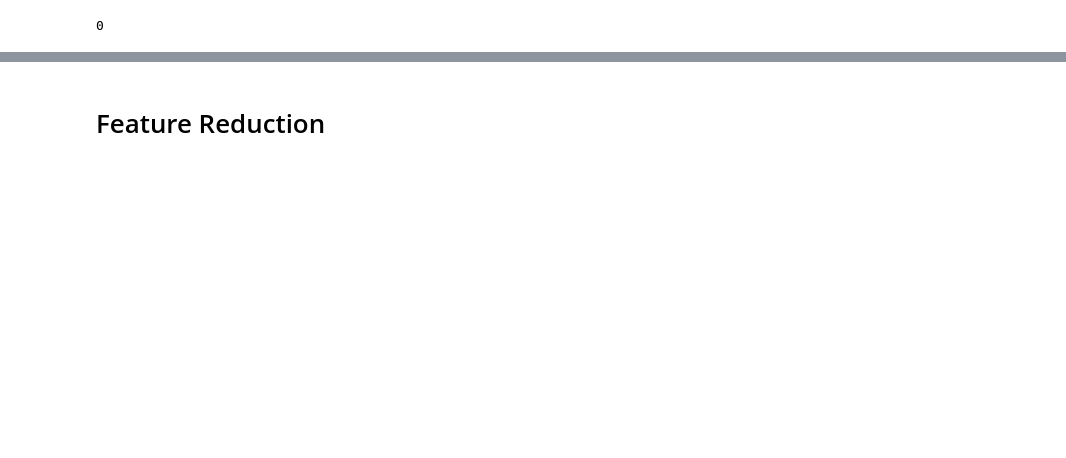
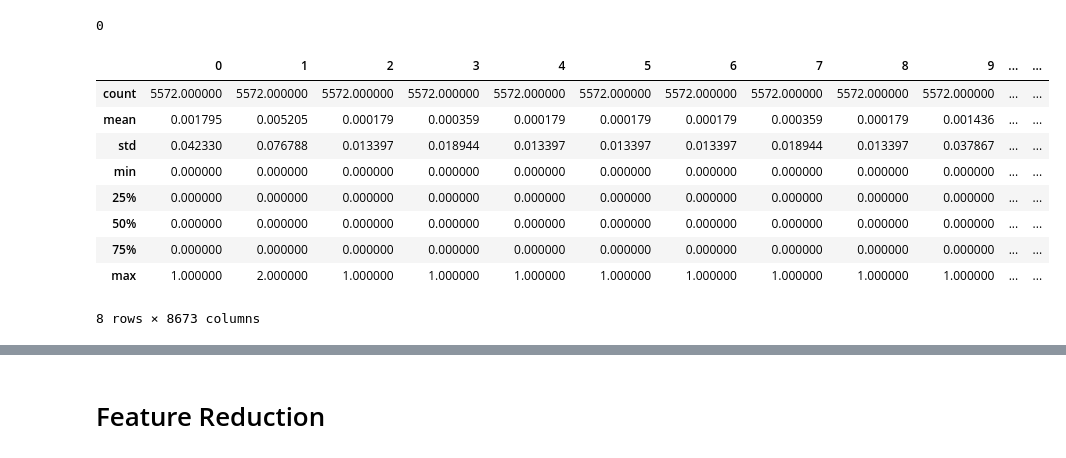
Before and after one commit to brepowell/Spam-Classifier, a Jupyter notebook: spam-classifier.ipynb, the cells around one changed output, grey strips where cells are left out. Drawn from its saved outputs; the diff is of its cells as text; code cells hidden in the pictures; blank space fills up the shorter version.

```diff
--- a/spam-classifier.ipynb
+++ b/spam-classifier.ipynb
@@ -121,3 +137,16 @@ x.isna().sum().sum()
 # Should print 0
 # %% [output]
 0
+# %%
+x.describe()
+# %% [output]
+|  | 0 | 1 | 2 | 3 | 4 | 5 | 6 | 7 | 8 | 9 | ... | ... |
+| count | 5572.000000 | 5572.000000 | 5572.000000 | 5572.000000 | 5572.000000 | 5572.000000 | 5572.000000 | 5572.000000 | 5572.000000 | 5572.000000 | ... | ... |
+| mean | 0.001795 | 0.005205 | 0.000179 | 0.000359 | 0.000179 | 0.000179 | 0.000179 | 0.000359 | 0.000179 | 0.001436 | ... | ... |
+| std | 0.042330 | 0.076788 | 0.013397 | 0.018944 | 0.013397 | 0.013397 | 0.013397 | 0.018944 | 0.013397 | 0.037867 | ... | ... |
+| min | 0.000000 | 0.000000 | 0.000000 | 0.000000 | 0.000000 | 0.000000 | 0.000000 | 0.000000 | 0.000000 | 0.000000 | ... | ... |
+| 25% | 0.000000 | 0.000000 | 0.000000 | 0.000000 | 0.000000 | 0.000000 | 0.000000 | 0.000000 | 0.000000 | 0.000000 | ... | ... |
+| 50% | 0.000000 | 0.000000 | 0.000000 | 0.000000 | 0.000000 | 0.000000 | 0.000000 | 0.000000 | 0.000000 | 0.000000 | ... | ... |
+| 75% | 0.000000 | 0.000000 | 0.000000 | 0.000000 | 0.000000 | 0.000000 | 0.000000 | 0.000000 | 0.000000 | 0.000000 | ... | ... |
+| max | 1.000000 | 2.000000 | 1.000000 | 1.000000 | 1.000000 | 1.000000 | 1.000000 | 1.000000 | 1.000000 | 1.000000 | ... | ... |
+8 rows × 8673 columns
```
Also changed, not shown: parts of 26 cells of this notebook.
